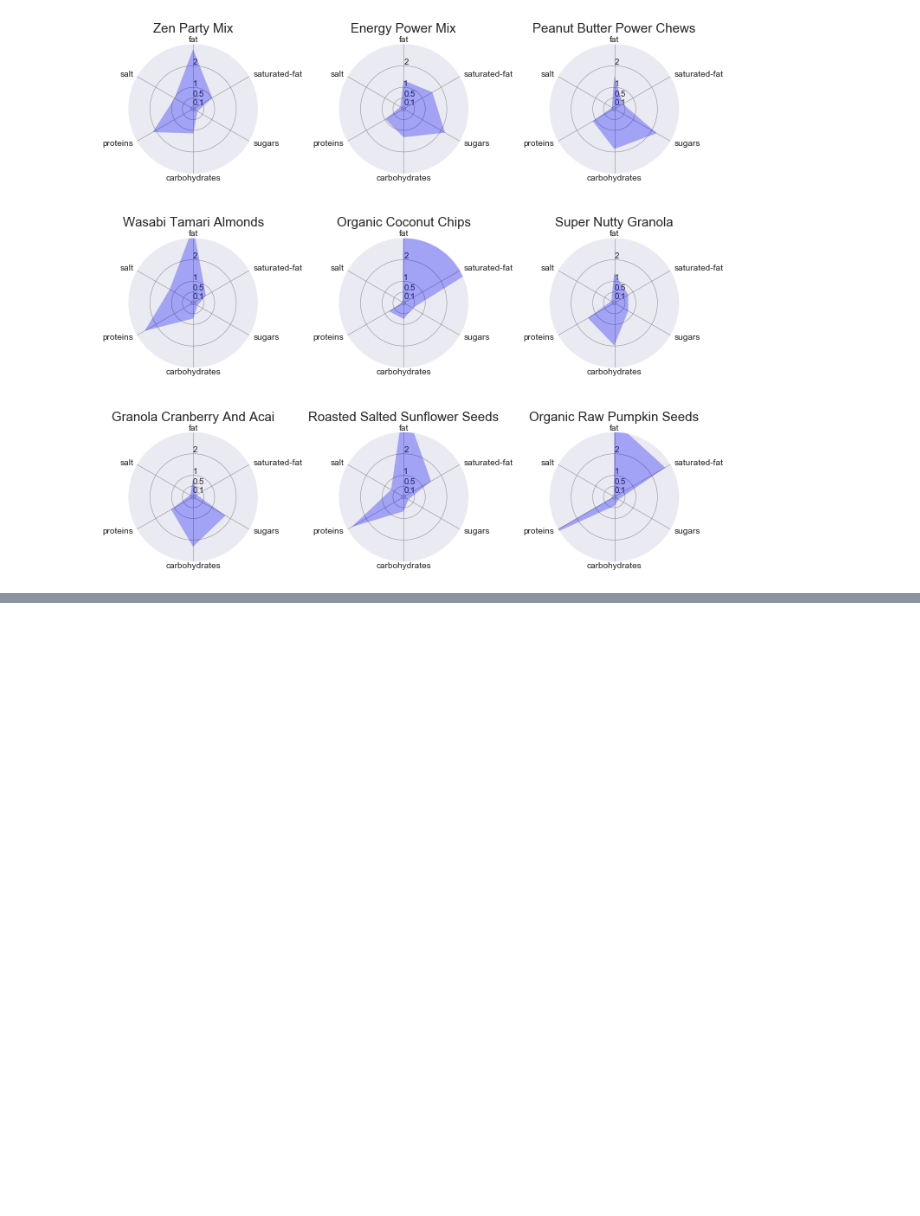
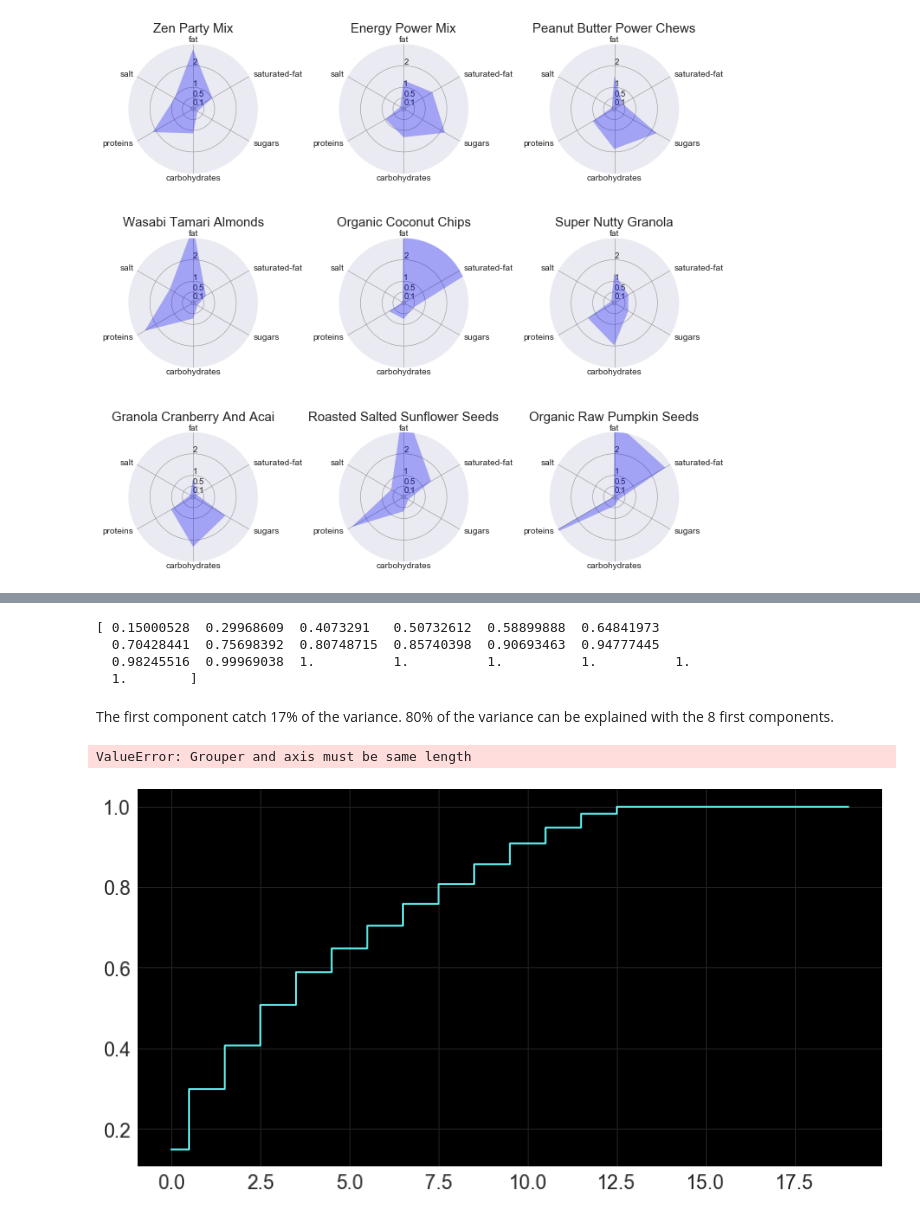
Before and after one commit to jazzyjzou/ml_team, a Jupyter notebook: ml_final.ipynb, the cells around one changed output, grey strips where cells are left out. Drawn from its saved outputs; the diff is of its cells as text; code cells hidden in the pictures; blank space fills up the shorter version.

```diff
--- a/ml_final.ipynb
+++ b/ml_final.ipynb
@@ -485,0 +610,11 @@ plt.show()
+# %%
+headers = list(Dnutri_Nano)
+index = Dnutri_Nano["product_name"]
+nutrigrade = Dnutri_Nano["nutrition_grade_fr"]
+D = Dnutri_Nano.drop("nutrition_grade_fr",1)
+D = D.drop("product_name",1)
+D = D.drop("nutrition-score-fr_100g",1)
+
+# Data Standardizing
+std_scale = preprocessing.StandardScaler().fit(D)
+nutri_scaled = std_scale.transform(D)
@@ -485,0 +632,20 @@ plt.show()
+# %%
+print (pca.explained_variance_ratio_.cumsum())
+# %% [output]
+[ 0.15000528  0.29968609  0.4073291   0.50732612  0.58899888  0.64841973
+  0.70428441  0.75698392  0.80748715  0.85740398  0.90693463  0.94777445
+  0.98245516  0.99969038  1.          1.          1.          1.          1.
+  1.        ]
+# %% [markdown]
+The first component catch 17% of the variance. 80% of the variance can be explained with the 8 first components.
+# %%
+plt.figure(figsize=(12, 7))
+sns.set(font_scale=2)
+plt.rcParams['axes.facecolor'] = 'black'
+plt.rc('grid', color='#202020')
+
+plt.step(range(20), pca.explained_variance_ratio_.cumsum(), where='mid',color="#66FFFF")
+sns.barplot(np.arange(1,17),pca.explained_variance_ratio_,palette="PuBuGn_d")
+# %% [output]
+ValueError: Grouper and axis must be same length
+[figure, added]
```
Also changed, not shown: parts of 28 cells of this notebook.
